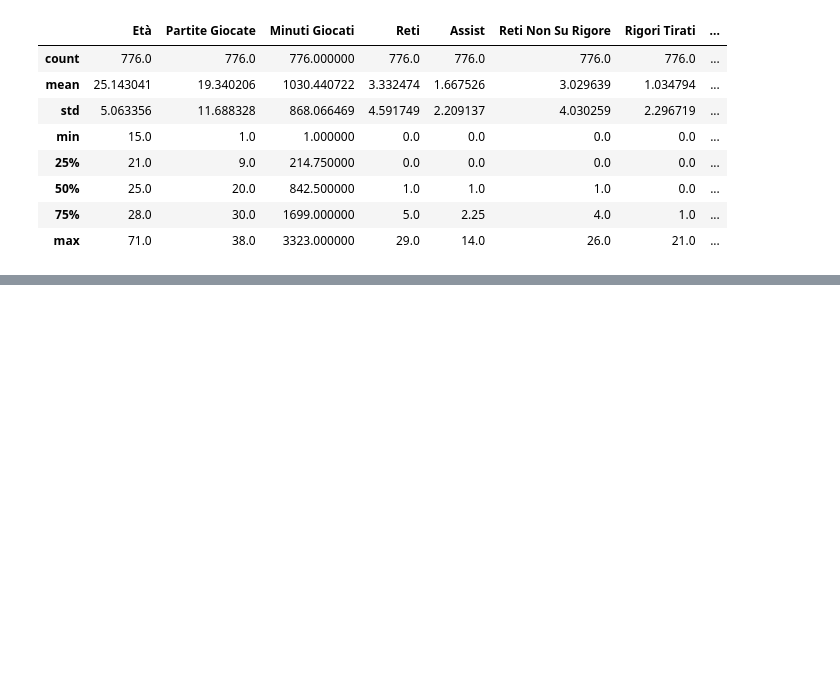
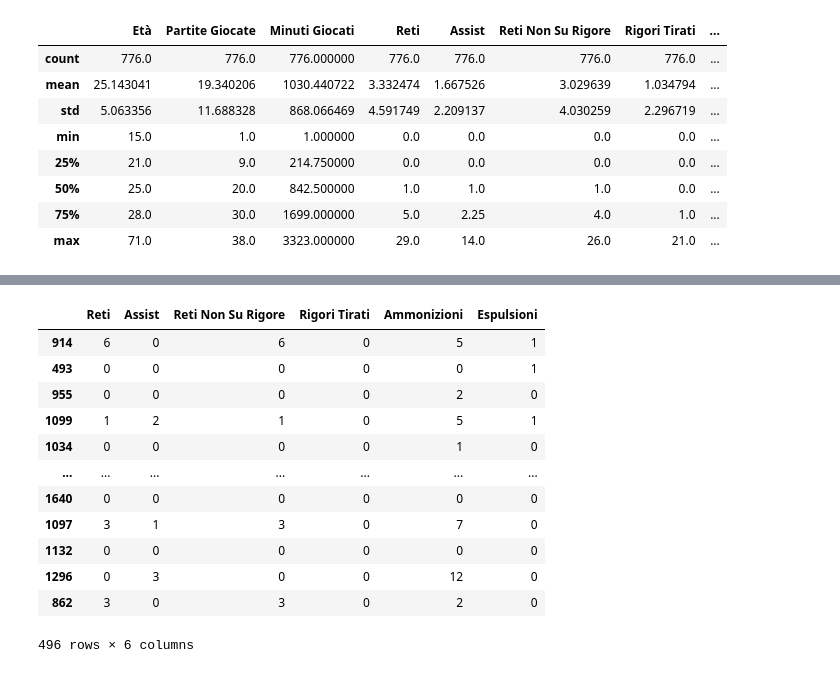
Before and after one commit to davideadinolfi/machine-learning, a Jupyter notebook: training.ipynb, the cells around one changed output, grey strips where cells are left out. Cells and saved outputs as stored; diff of their text form; code cells hidden in the pictures; blank space fills up the shorter version.

```diff
--- a/training.ipynb
+++ b/training.ipynb
@@ -260,7 +277,7 @@ VOGLIO SEPARARE GLI ATTACCANTI DAL RESTO DEI GIOCATORI, TUTTE LE OPERAZIONI SARA
 # %%
-df_noNA=df.dropna()
-att=df_noNA.loc[df['Ruolo?'].str.contains("Att", na=False)]
-Natt = pd.concat([df_noNA, att]).drop_duplicates(keep=False)
+df=df.dropna()
+att=df.loc[df['Ruolo?'].str.contains("Att", na=False)]
+Natt = pd.concat([df, att]).drop_duplicates(keep=False)
 # %%
 att.describe()
 # %% [output]
@@ -531,0 +551,8 @@ weighted avg       0.78      0.78      0.78       497
+# %%
+X = df[["Reti","Assist","Reti Non Su Rigore","Rigori Tirati","Ammonizioni","Espulsioni"]]
+X_train, X_test, y_train, y_test = train_test_split(
+    X, Y,
+    test_size=0.2,        # 20% per il test
+    random_state=42,      # per riproducibilità
+    shuffle=True          # mescola i dati prima di dividere
+)
@@ -531,0 +699,7 @@ weighted avg       0.78      0.78      0.78       497
+# %%
+ruoli = df["Ruolo?"].str.split(",")
+mlb = MultiLabelBinarizer()
+Y = mlb.fit_transform(ruoli)
+
+print("Classi:", mlb.classes_)
+print(pd.DataFrame(y, columns=mlb.classes_))
@@ -531,0 +830,18 @@ weighted avg       0.78      0.78      0.78       497
+# %%
+X_train, X_test, Y_train, Y_test = train_test_split(X, Y, test_size=0.8, random_state=42, shuffle=True)
+# %%
+X_train
+# %% [output]
+|  | Reti | Assist | Reti Non Su Rigore | Rigori Tirati | Ammonizioni | Espulsioni |
+| 914 | 6 | 0 | 6 | 0 | 5 | 1 |
+| 493 | 0 | 0 | 0 | 0 | 0 | 1 |
+| 955 | 0 | 0 | 0 | 0 | 2 | 0 |
+| 1099 | 1 | 2 | 1 | 0 | 5 | 1 |
+| 1034 | 0 | 0 | 0 | 0 | 1 | 0 |
+| ... | ... | ... | ... | ... | ... | ... |
+| 1640 | 0 | 0 | 0 | 0 | 0 | 0 |
+| 1097 | 3 | 1 | 3 | 0 | 7 | 0 |
+| 1132 | 0 | 0 | 0 | 0 | 0 | 0 |
+| 1296 | 0 | 3 | 0 | 0 | 12 | 0 |
+| 862 | 3 | 0 | 3 | 0 | 2 | 0 |
+496 rows × 6 columns
```
Also changed, not shown: parts of 47 cells of this notebook.
